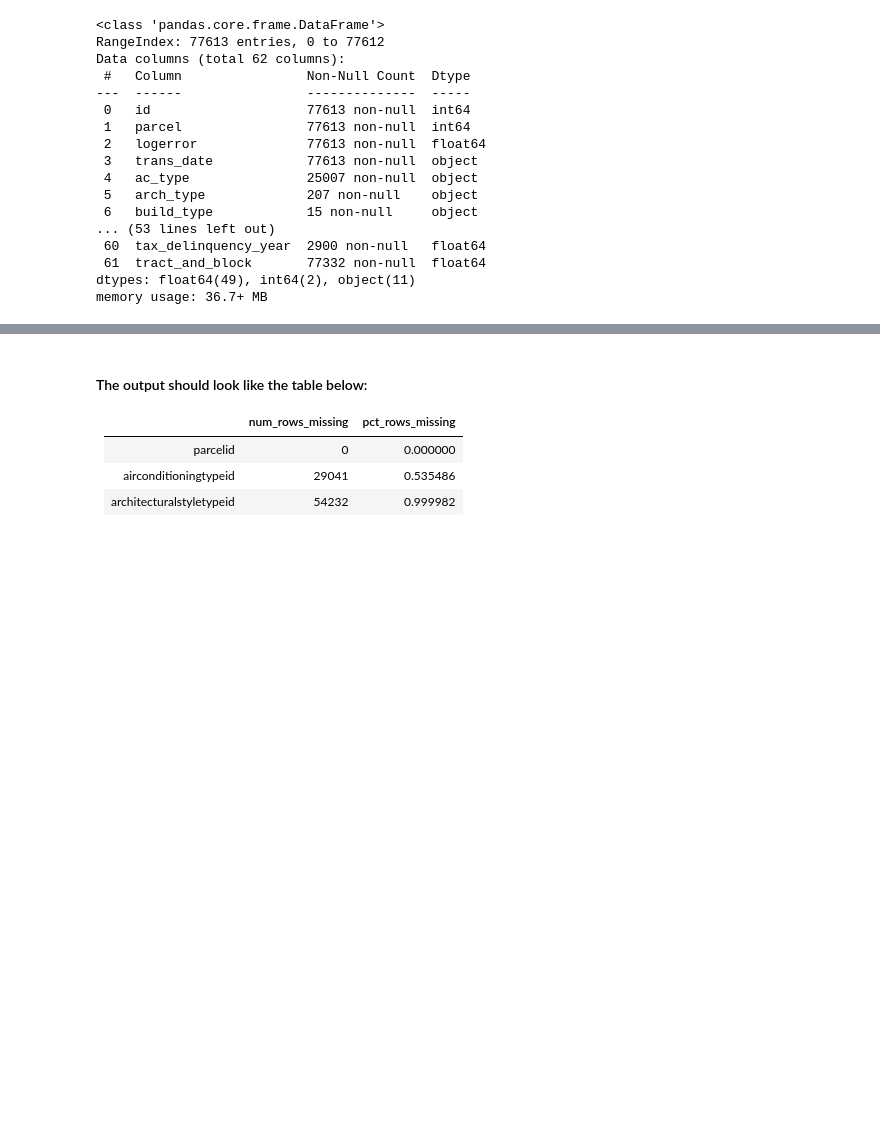
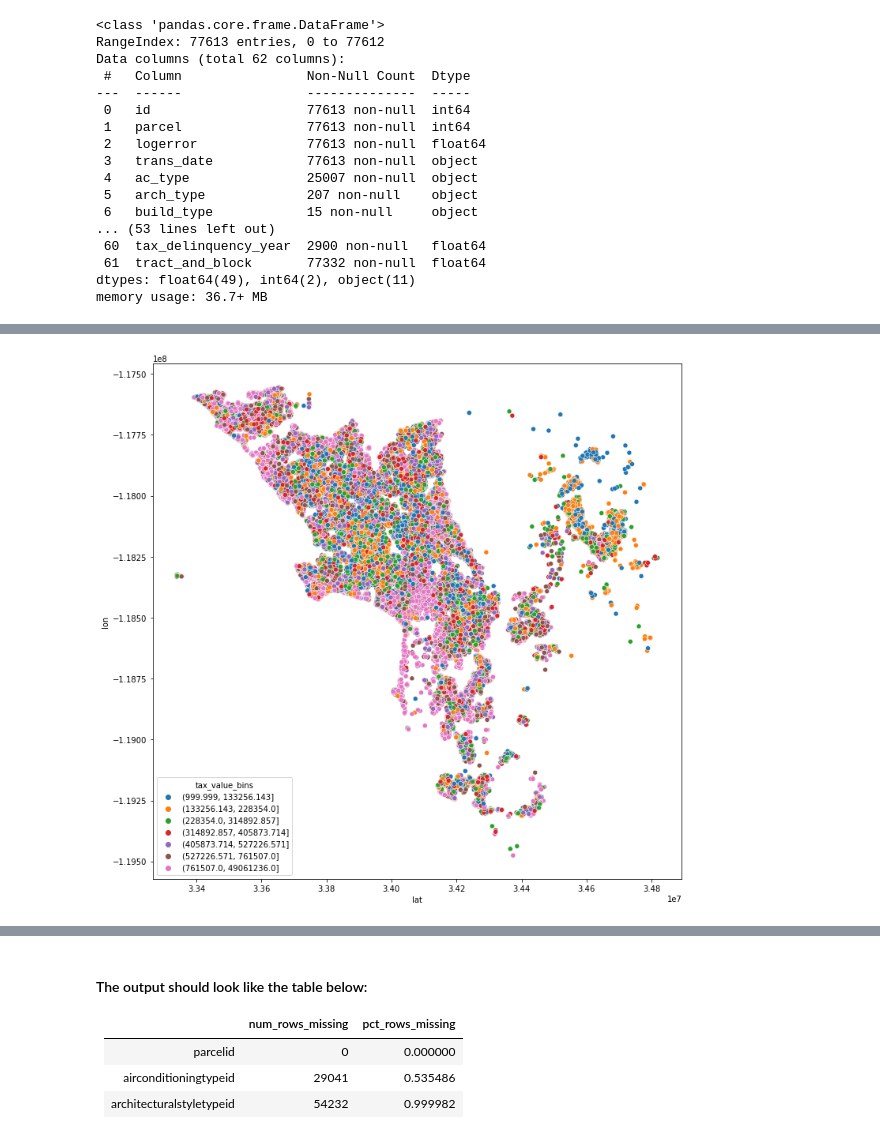
Before and after one commit to David-Howell/clustering_exercises, a Jupyter notebook: zillow_acquire.ipynb, the cells around one changed output, grey strips where cells are left out. Drawn from its saved outputs; the diff is of its cells as text; code cells hidden in the pictures; blank space fills up the shorter version.

```diff
--- a/zillow_acquire.ipynb
+++ b/zillow_acquire.ipynb
@@ -850,3 +896,17 @@ plt.show()
+# %%
+plt.figure(figsize=(12,12))
+sns.scatterplot(data=df1,
+                x= df1.lat,
+                y= df1.lon,
+                x_bins=21,
+                y_bins=21,
+                hue= df1.tax_value_bins,
+#                 size= df1.tax_value_bins,
+
+               )
+plt.show()
+# %% [output]
+[figure, added]
 # %% [markdown]
 <a id="FUNCTION"></a>
 <div class="alert alert-block alert-info">
```
Also changed, not shown: parts of 72 cells of this notebook.
